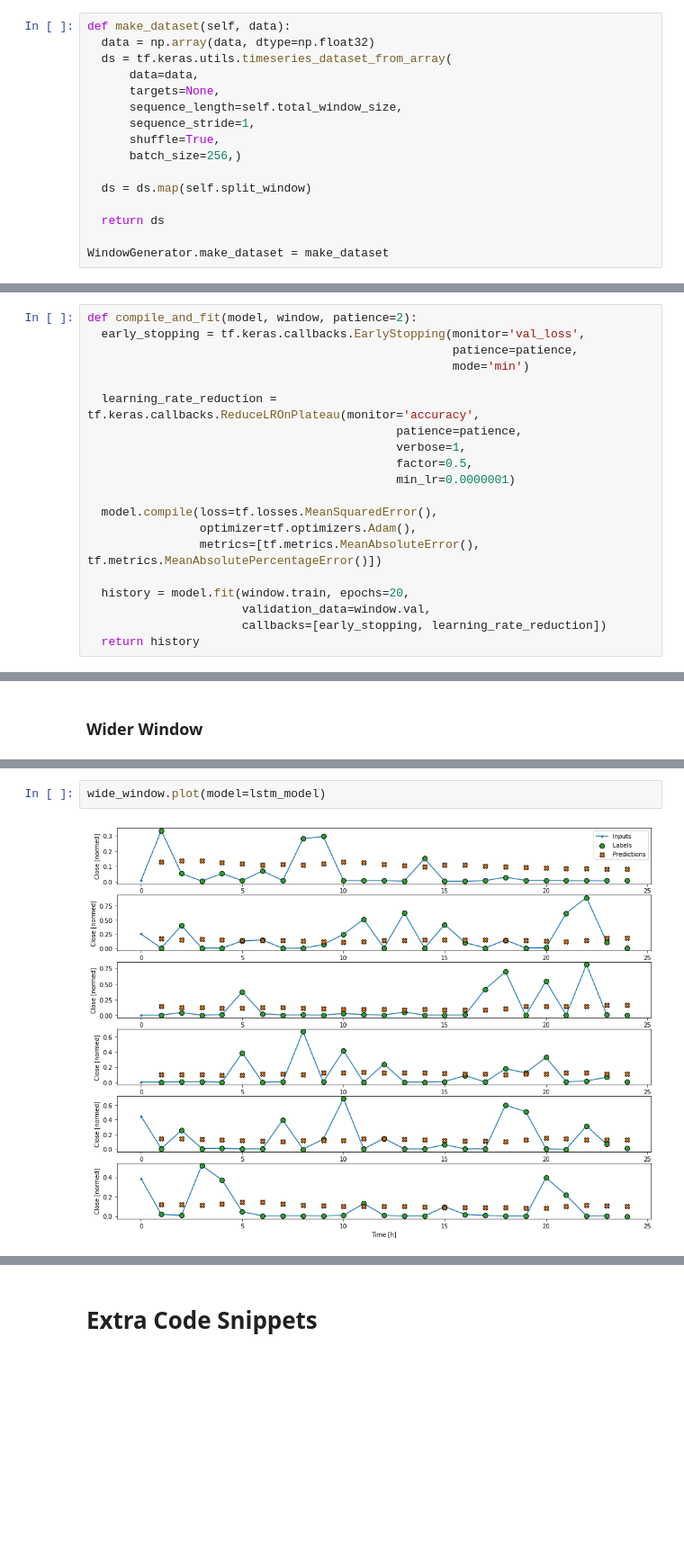
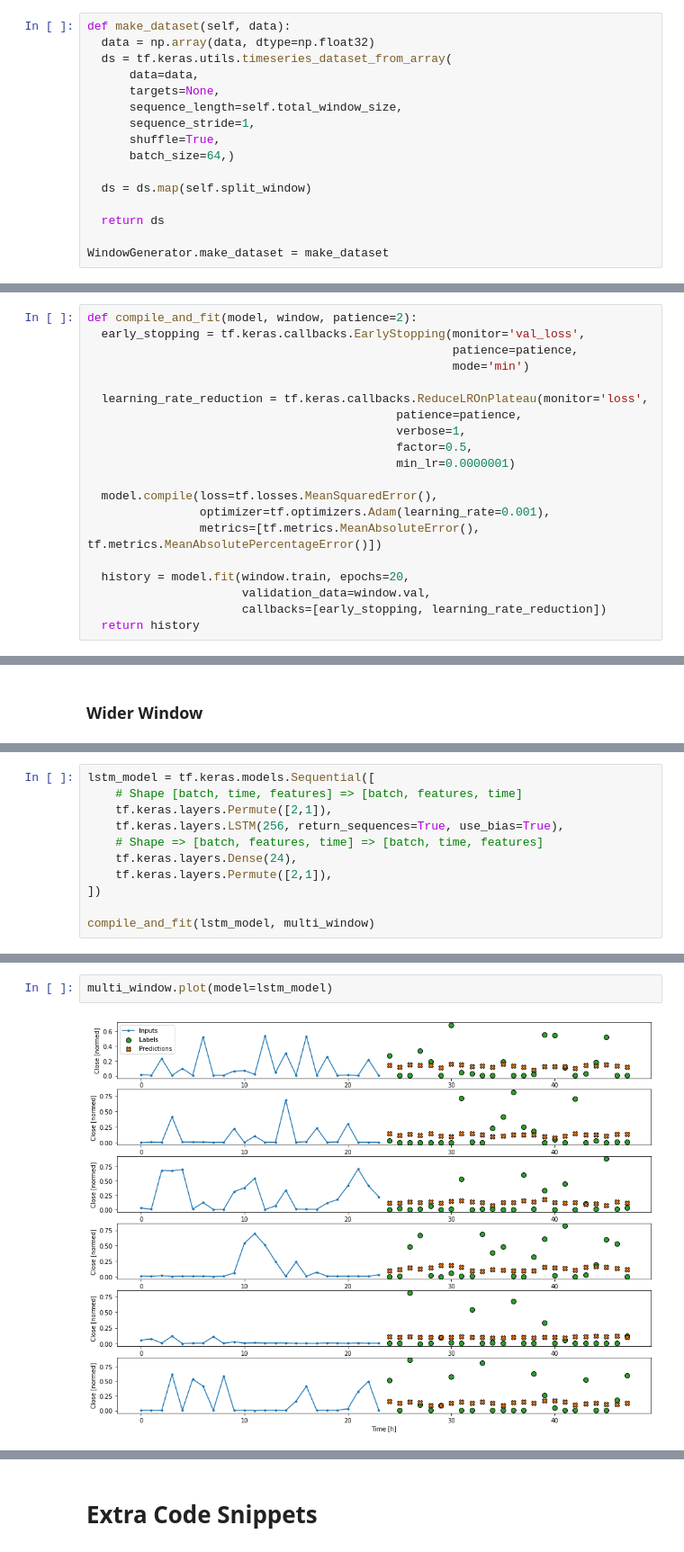
Before and after one commit to TheGAITORClub/Resources, a Jupyter notebook: Lectures/Week6/Week6.ipynb, the cells around one changed output, grey strips where cells are left out. Shown at 90% size. Cells and saved outputs as stored; diff of their text form; blank space fills up the shorter version.

Commit message:
Pretty much done before stream. LSTM is not fully working

```diff
--- a/Lectures/Week6/Week6.ipynb
+++ b/Lectures/Week6/Week6.ipynb
@@ -243,7 +211,7 @@ def make_dataset(self, data):
       sequence_length=self.total_window_size,
       sequence_stride=1,
       shuffle=True,
-      batch_size=256,)
+      batch_size=64,)
 
   ds = ds.map(self.split_window)
 
@@ -275,14 +243,14 @@ def compile_and_fit(model, window, patience=2):
                                                     patience=patience,
                                                     mode='min')
 
-  learning_rate_reduction = tf.keras.callbacks.ReduceLROnPlateau(monitor='accuracy',
+  learning_rate_reduction = tf.keras.callbacks.ReduceLROnPlateau(monitor='loss',
                                             patience=patience,
                                             verbose=1,
                                             factor=0.5,
                                             min_lr=0.0000001)
 
   model.compile(loss=tf.losses.MeanSquaredError(),
-                optimizer=tf.optimizers.Adam(),
+                optimizer=tf.optimizers.Adam(learning_rate=0.001),
                 metrics=[tf.metrics.MeanAbsoluteError(), tf.metrics.MeanAbsolutePercentageError()])
 
   history = model.fit(window.train, epochs=20,
@@ -725,0 +663,11 @@ InvalidArgumentError:    Invalid input_h shape: [1,256,256] [1,106,256]
+# %%
+lstm_model = tf.keras.models.Sequential([
+    # Shape [batch, time, features] => [batch, features, time]
+    tf.keras.layers.Permute([2,1]),
+    tf.keras.layers.LSTM(256, return_sequences=True, use_bias=True),
+    # Shape => [batch, features, time] => [batch, time, features]
+    tf.keras.layers.Dense(24),
+    tf.keras.layers.Permute([2,1]),
+])
+
+compile_and_fit(lstm_model, multi_window)
@@ -740,6 +711,6 @@ Trainable params: 4,224,005
 Non-trainable params: 0
 _________________________________________________________________
 # %%
-wide_window.plot(model=lstm_model)
+multi_window.plot(model=lstm_model)
 # %% [output]
-[figure, old version]
+[figure, new version]
```
Also changed, not shown: parts of 35 cells of this notebook.
